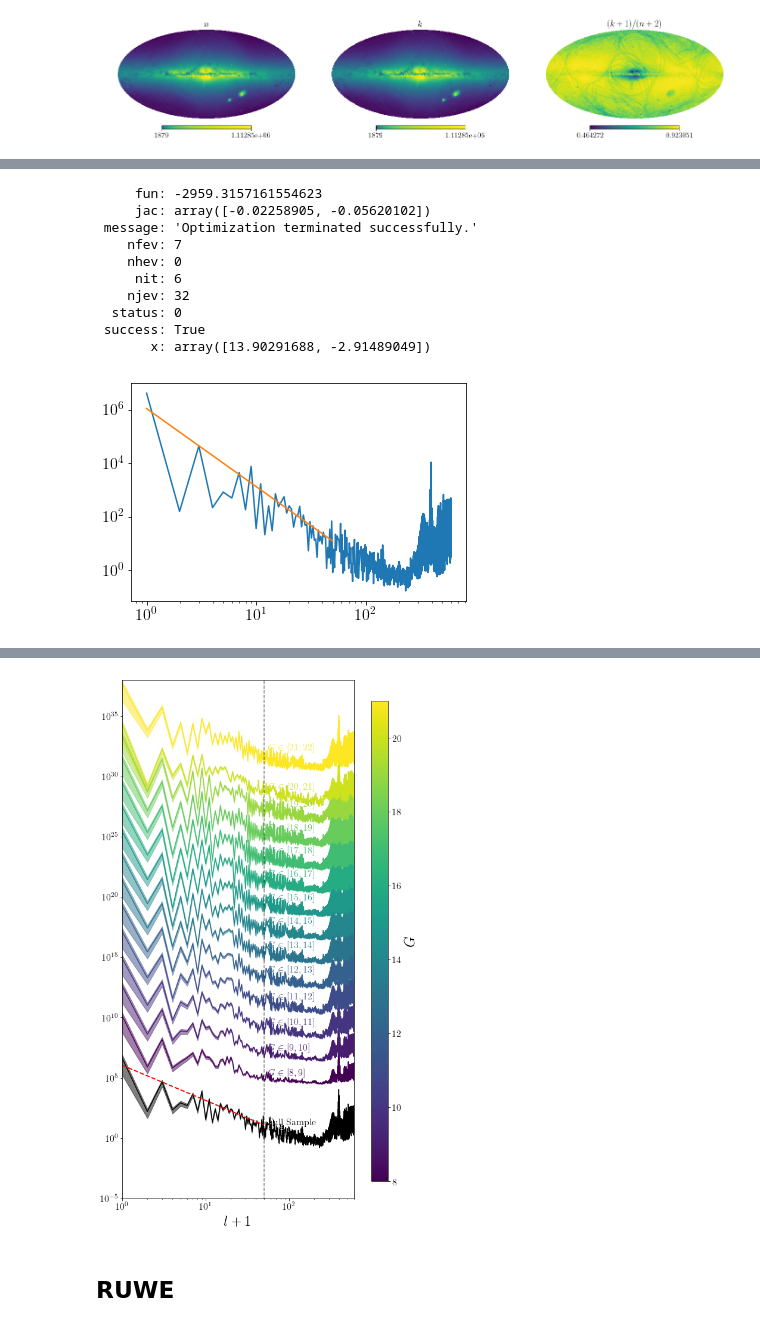
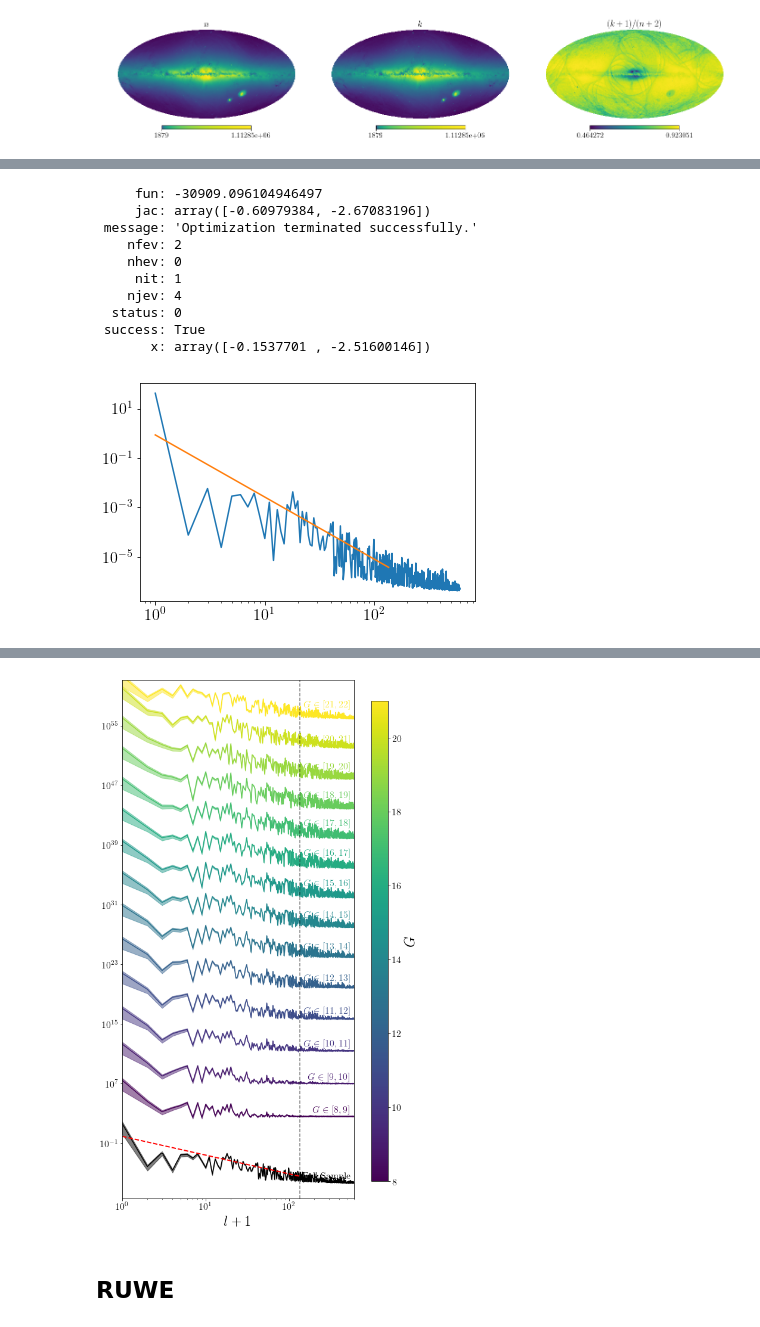
Before and after one commit to gaiaverse/astrometry, a Jupyter notebook: Results/PowerSpectra.ipynb, the cells around one changed output, grey strips where cells are left out. Drawn from its saved outputs; the diff is of its cells as text; code cells hidden in the pictures.

```diff
--- a/Results/PowerSpectra.ipynb
+++ b/Results/PowerSpectra.ipynb
@@ -123,11 +122,16 @@ hp.mollview((np.sum(box['k'], axis=(0,1))+1)/(np.sum(box['n'], axis=(0,1))+2), n
+# %%
+with h5py.File('/data/asfe2/Projects/astrometry/gaiaedr3_astrometry_kncounts_Gres1hpx10_spectra.h', 'r') as hf:
+        spectra = hf['spectra'][...]
+        magbins = hf['magbins'][...]
+        M, C, P = hf['res'][...]
 # %%
-lmax=600; lmax_fit=50
+lmax=600; lmax_fit=135
 lvals = np.arange(lmax+1)
 
-x = logit((np.sum(box['k'], axis=(0,1))+1)/(np.sum(box['n'], axis=(0,1))+2))
-spectrum_full = hp.anafast(x, lmax=lmax)
+# x = logit((np.sum(box['k'], axis=(0,1))+1)/(np.sum(box['n'], axis=(0,1))+2))
+# spectrum_full = hp.anafast(x, lmax=lmax)
 # %%
-nll = lambda x: -loglike(lvals[:lmax_fit], spectrum_full[:lmax_fit], x)
+nll = lambda x: -loglike(lvals[:lmax_fit], spectra[M][:lmax_fit], x)
 result = scipy.optimize.minimize(nll, np.array([0.,-2]), method='Powell')
 result
 # %% [output]
@@ -143,77 +147,73 @@ result
 # %%
 def nll(x):
-    lnl, lnl_grad = loglike(lvals[:lmax_fit], spectrum_full[:lmax_fit], x, grad=True)
+    lnl, lnl_grad = loglike(lvals[:lmax_fit], spectra[M][:lmax_fit], x, grad=True)
     return -lnl, -lnl_grad
 
 result= scipy.optimize.minimize(nll, result['x'], method='Newton-CG', jac=True, options={'maxiter':1000})
 result
 # %% [output]
-     fun: -2959.3157161554623
-     jac: array([-0.02258905, -0.05620102])
+     fun: -30909.096104946497
+     jac: array([-0.60979384, -2.67083196])
  message: 'Optimization terminated successfully.'
-    nfev: 7
+    nfev: 2
     nhev: 0
-     nit: 6
-    njev: 32
+     nit: 1
+    njev: 4
   status: 0
  success: True
-       x: array([13.90291688, -2.91489049])
+       x: array([-0.1537701 , -2.51600146])
 # %%
-plt.plot(lvals+1, spectrum_full)
+plt.plot(lvals+1, spectra[M])
 plt.plot(lvals[:lmax_fit]+1, model(lvals[:lmax_fit], result['x']))
 plt.yscale('log'); plt.xscale('log')
 # %% [output]
-[figure, old version]
+[figure, new version]
 # %%
-fig = plt.figure(figsize=(8,16))
+fig, ax = plt.subplots(1,1,figsize=(8,16))
 
 cmap = cm.viridis; mmin=8.; mmax=21.
 
 var_lower = scipy.stats.chi2.ppf(0.16, 2*lvals+1)/(2*lvals+1)
 var_upper = scipy.stats.chi2.ppf(0.84, 2*lvals+1)/(2*lvals+1)
-offset = -1
+offset = -1; shift=2
 
 for i, mag in tqdm.tqdm_notebook(enumerate(magbins[:-1]), total=len(magbins[:-1])):
-    n_sample = box['n'][i,0]
-    k_sample = box['k'][i,0]
-    x = logit((k_sample+1)/(n_sample+2))
-    spectrum = hp.anafast(x, lmax=lmax)
-
-    plt.plot(lvals+1, spectrum*10**(2*float(offset+i)), color=cmap((mag-mmin)/(mmax-mmin)))
-    plt.fill_between(lvals+1, spectrum*var_lower*10**(2*float(offset+i)),
-                    spectrum*var_upper*10**(2*float(offset+i)), color=cmap((mag-mmin)/(mmax-mmin)),
+    spectrum = spectra[i].copy()
+    plt.plot(lvals+1, spectrum*10**(2*float(offset+shift*i)), color=cmap((mag-mmin)/(mmax-mmin)))
+    plt.fill_between(lvals+1, spectrum*var_lower*10**(2*float(offset+shift*i)),
+                    spectrum*var_upper*10**(2*float(offset+shift*i)), color=cmap((mag-mmin)/(mmax-mmin)),
                     alpha=0.5)
 
-    plt.text(lmax_fit*1.1, spectrum[lmax_fit]*10**(2*float(offset+i+0.15)), r'$G\in[%.0f,%.0f]$'%(magbins[i],magbins[i+1]),
-             ha='left', color=cmap((mag-mmin)/(mmax-mmin)))
+    plt.text(lmax*0.9, spectrum[lmax_fit]*10**(2*float(offset+shift*i+0.3)), r'$G\in[%.0f,%.0f]$'%(magbins[i],magbins[i+1]),
+             ha='right', color=cmap((mag-mmin)/(mmax-mmin)))
 
-x = logit((np.sum(box['k'], axis=(0,1))+1)/(np.sum(box['n'], axis=(0,1))+2))
-spectrum = hp.anafast(x, lmax=lmax)
+spectrum = spectra[M].copy()
 
 plt.plot(lvals+1, spectrum, color='k')
 plt.fill_between(lvals+1, spectrum*var_lower, spectrum*var_upper, color='k', alpha=0.5)
 plt.plot(np.arange(lmax_fit)+1, model(np.arange(lmax_fit), result['x']),  '--r', linewidth=2)
-plt.text(lmax_fit*1.1, spectrum[lmax_fit]*10**(2*0.15), r'Full Sample', ha='left', color='k')
+plt.text(lmax*0.9, spectrum[lmax_fit]*10**(2*0.15), r'Full Sample', ha='right', color='k')
+
 
 plt.yscale('log'); plt.xscale('log'); plt.xlabel(r'$l+1$', fontsize=24)
-plt.plot([lmax_fit,lmax_fit],[1e-20,1e40],'--k', alpha=0.5)
-plt.ylim(1e-5, 1e38)
+plt.ylim(np.min(spectra[M]/100), np.max(spectrum[M-1]*10**(2*float(offset+shift*(M-1)+0.15))*100))
+plt.plot([lmax_fit,lmax_fit],[ax.get_ylim()[0],ax.get_ylim()[1]],'--k', alpha=0.5)
 plt.xlim(1,lmax+1)
 
 
 # Adding cbar axes to subplots
 fig.subplots_adjust(right=0.8)
 cbar_ax = fig.add_axes([0.85, 0.15, 0.05, 0.7])
 norm = matplotlib.colors.Normalize(vmin=mmin,vmax=mmax)
 im = plt.cm.ScalarMappable(norm=norm, cmap='viridis')
 im.set_array([])
 cbar = fig.colorbar(im, cax=cbar_ax)
 cbar.set_label(r'$G$', fontsize=24)
 
 #plt.savefig('figs/powerspectrum_betamean_fit-pl_ast_nside%d.png' % nside, bbox_inches='tight')
 # %% [output]
 [interactive output not drawn]
-[figure, old version]
+[figure, new version]
 # %% [markdown]
 ## RUWE
 # %%
```
Also changed, not shown: parts of 4 cells of this notebook, 4 other files.
